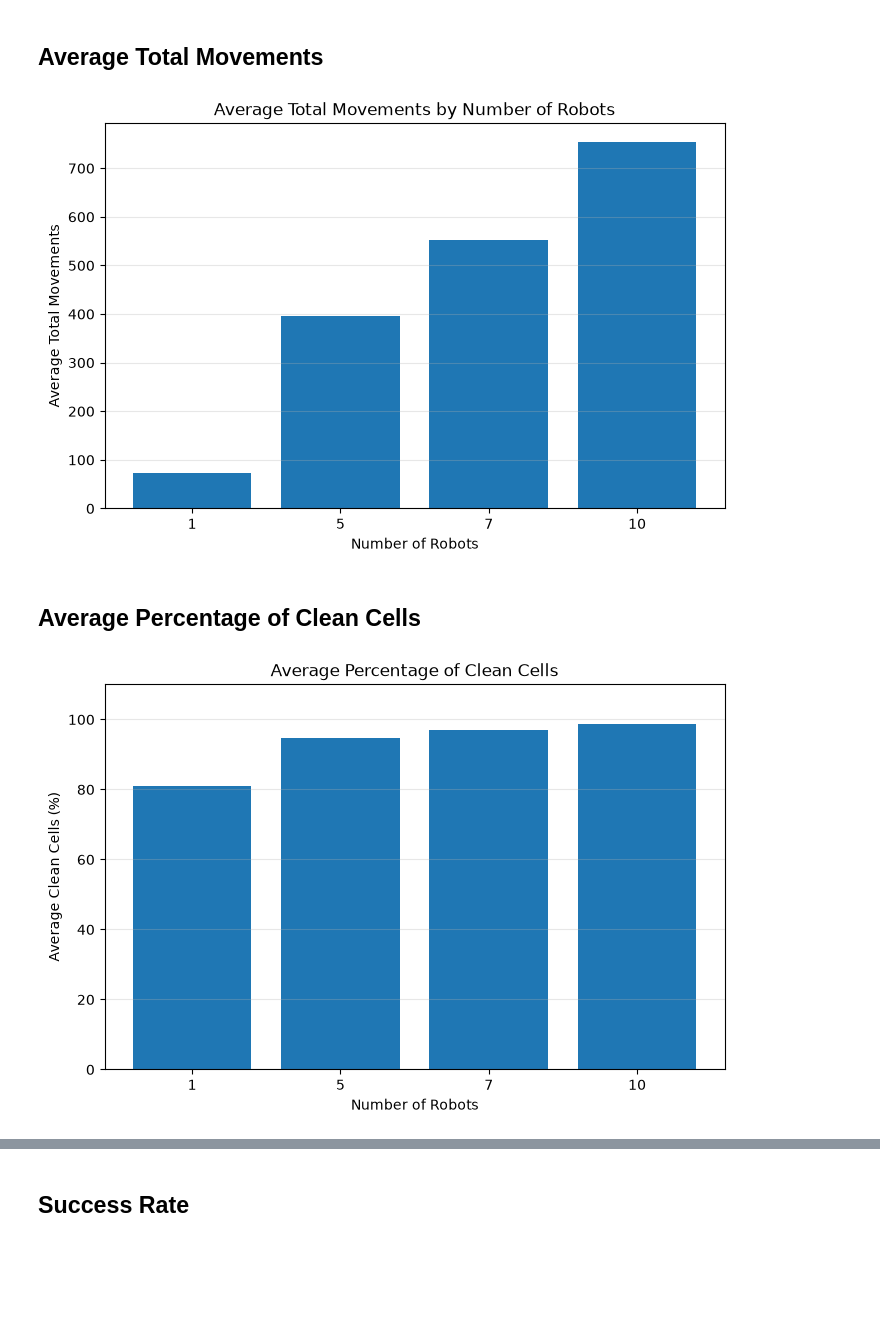
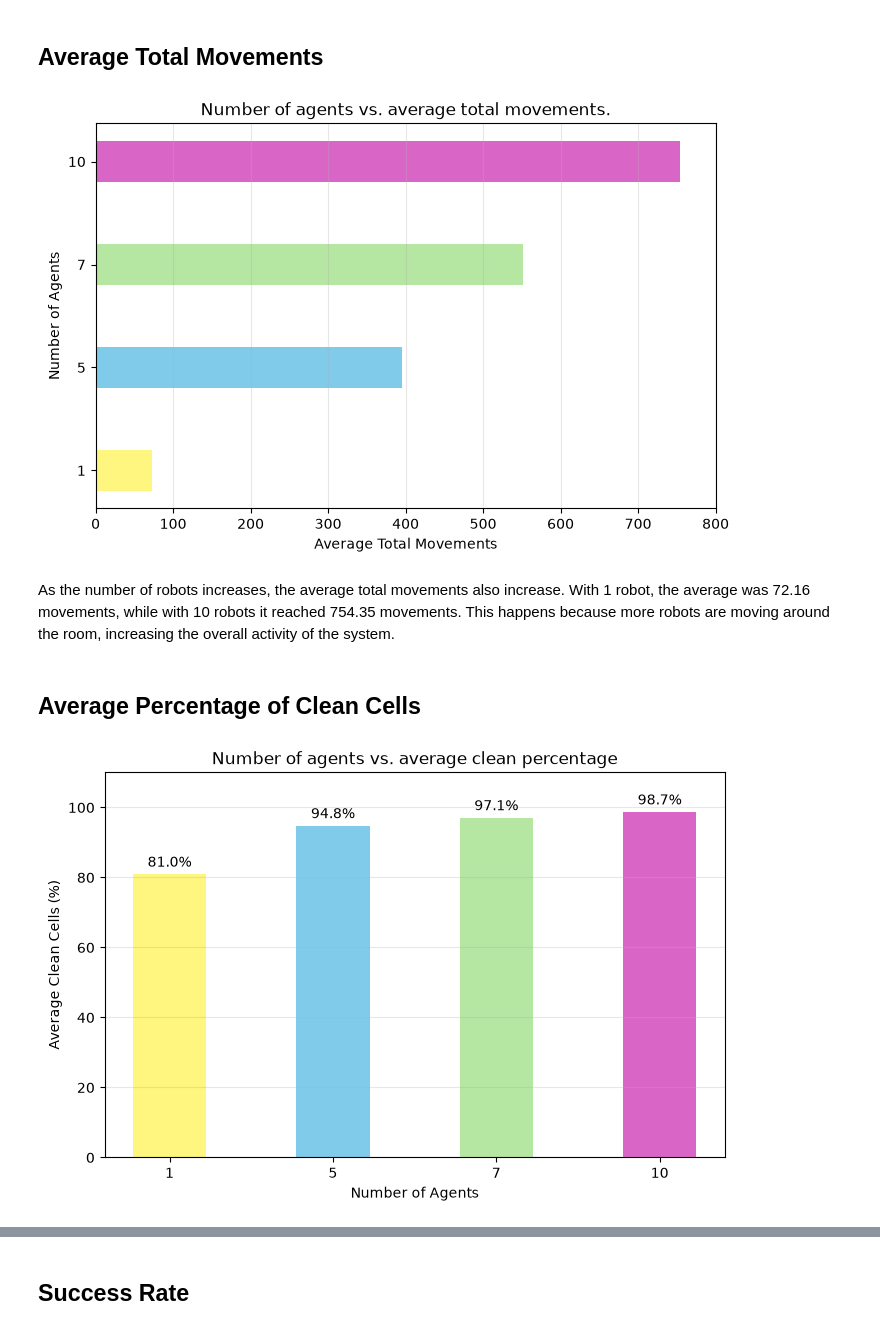
Before and after one commit to Adrisandoval2006/M1-Activity, a Jupyter notebook: Analysis.ipynb, the cells around one changed output, grey strips where cells are left out. Cells and saved outputs as stored; diff of their text form; code cells hidden in the pictures; blank space fills up the shorter version.

Commit message:
Update analysis graphs and add result explanations

```diff
--- a/Analysis.ipynb
+++ b/Analysis.ipynb
@@ -203,8 +203,8 @@ results["successRate"] = results["successRate"] * 100
 results = results.round(2)
 
 results = results.rename(columns={
-    "numAgents": "Number of Robots",
-    "averageTime": "Average Execution Time",
+    "numAgents": "Number of Agents",
+    "averageTime": "Average Simulation Steps",
     "averageMoves": "Average Total Movements",
     "averageCleanPercentage": "Average Clean Cells (%)",
     "successRate": "Success Rate (%)"
@@ -250,39 +250,48 @@ plt.show()
 # %% [markdown]
 ## Average Total Movements
 # %%
+plt.figure(figsize=(8,5))
 
-plt.figure(figsize=(8, 5))
-
-plt.bar(
-    results["Number of Robots"].astype(str),
-    results["Average Total Movements"]
+plt.barh(
+    results["Number of Agents"].astype(str),
+    results["Average Total Movements"],
+    color=['#fef67e', '#80cbe9', '#b5e6a2', '#d966c6'],
+    height=0.4
 )
 
-plt.title("Average Total Movements by Number of Robots")
-plt.xlabel("Number of Robots")
-plt.ylabel("Average Total Movements")
-plt.grid(axis="y", alpha=0.3)
+plt.title("Number of agents vs. average total movements.")
+plt.xlabel('Average Total Movements')
+plt.ylabel('Number of Agents')
+plt.xlim(0, 800)
+plt.xticks(range(0, 801, 100))
+plt.grid(axis="x", alpha=0.3)
 
 plt.show()
 # %% [output]
-[figure, old version]
+[figure, new version]
+# %% [markdown]
+As the number of robots increases, the average total movements also increase. With 1 robot, the average was 72.16 movements, while with 10 robots it reached 754.35 movements. This happens because more robots are moving around the room, increasing the overall activity of the system.
 # %% [markdown]
 ## Average Percentage of Clean Cells
 # %%
-
 plt.figure(figsize=(8, 5))
 
-plt.bar(
-    results["Number of Robots"].astype(str),
-    results["Average Clean Cells (%)"]
+barras = plt.bar(
+    results["Number of Agents"].astype(str),
+    results["Average Clean Cells (%)"],
+    color=['#fef67e', '#80cbe9', '#b5e6a2', '#d966c6'],
+    width=0.45
 )
 
-plt.title("Average Percentage of Clean Cells")
-plt.xlabel("Number of Robots")
+plt.title("Number of agents vs. average clean percentage")
+plt.xlabel("Number of Agents")
 plt.ylabel("Average Clean Cells (%)")
 plt.ylim(0, 110)
 plt.grid(axis="y", alpha=0.3)
 
+# Agrega el porcentaje exacto encima de cada barra
+plt.bar_label(barras, fmt='%.1f%%', padding=3)
+
 plt.show()
 # %% [output]
-[figure, old version]
+[figure, new version]
```
Also changed, not shown: parts of 11 cells of this notebook, 2 other files.
